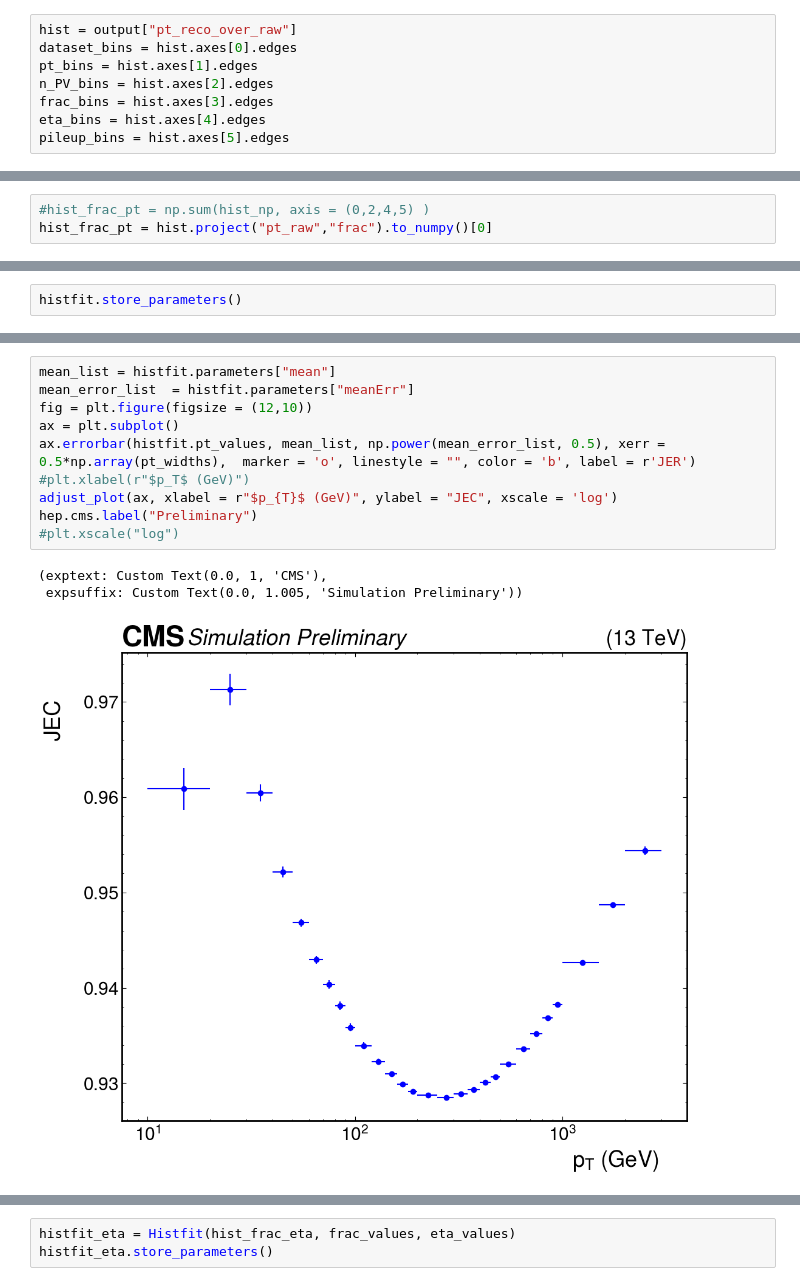
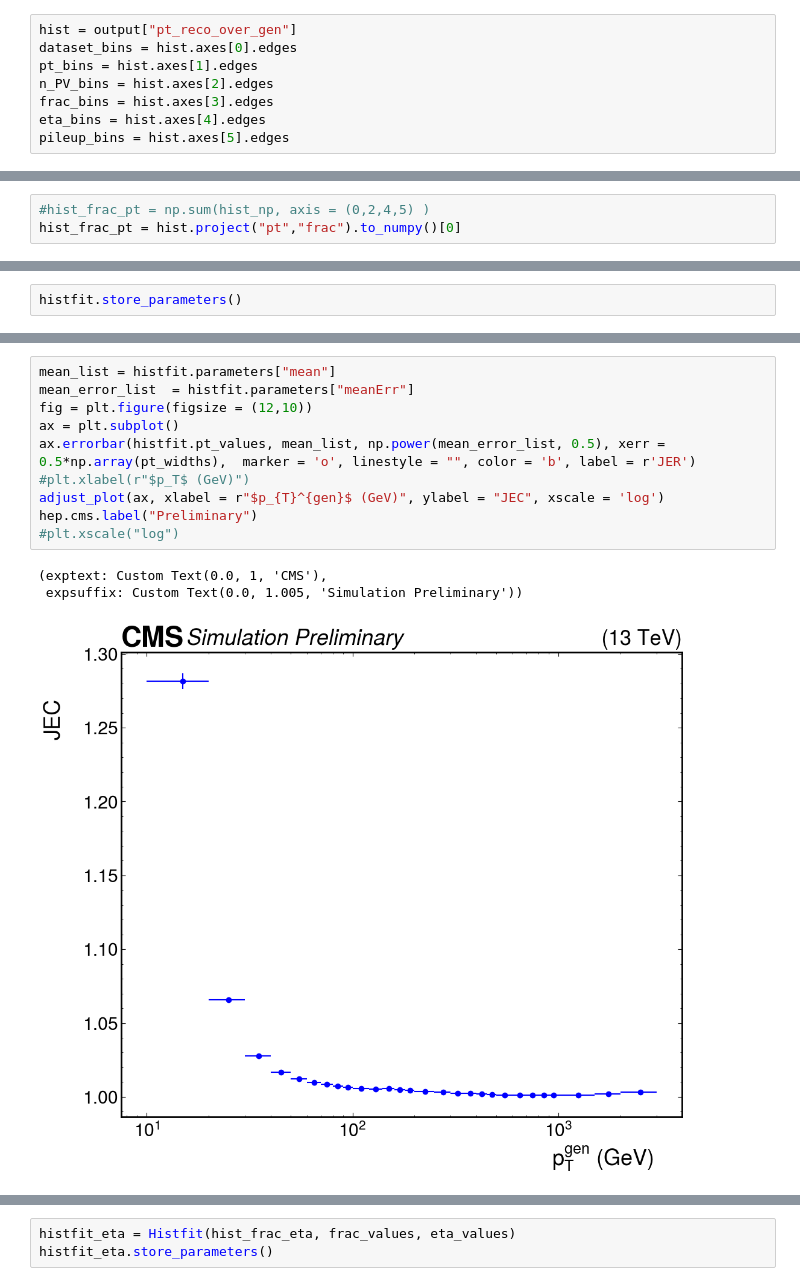
Before and after one commit to mandalaritra1/QCDanalysis, a Jupyter notebook: qcd_processor-JEC.ipynb, the cells around one changed output, grey strips where cells are left out. Cells and saved outputs as stored; diff of their text form.

```diff
--- a/qcd_processor-JEC.ipynb
+++ b/qcd_processor-JEC.ipynb
@@ -221,7 +221,7 @@ output["pt_reco_over_raw"].project('frac').plot()
 # %% [markdown]
 ### Bin Edges
 # %%
-hist = output["pt_reco_over_raw"]
+hist = output["pt_reco_over_gen"]
 dataset_bins = hist.axes[0].edges
 pt_bins = hist.axes[1].edges
 n_PV_bins = hist.axes[2].edges
@@ -299,6 +299,6 @@ for i in range(4):
 # %%
 #hist_frac_pt = np.sum(hist_np, axis = (0,2,4,5) )
-hist_frac_pt = hist.project("pt_raw","frac").to_numpy()[0]
+hist_frac_pt = hist.project("pt","frac").to_numpy()[0]
 # %%
 cm = plt.get_cmap('brg')
 colors = [cm(1.*i/30) for i in range(28)]
@@ -389,17 +385,17 @@ hep.cms.label("Preliminary")
 # %%
 mean_list = histfit.parameters["mean"]
 mean_error_list  = histfit.parameters["meanErr"]
 fig = plt.figure(figsize = (12,10))
 ax = plt.subplot()
 ax.errorbar(histfit.pt_values, mean_list, np.power(mean_error_list, 0.5), xerr = 0.5*np.array(pt_widths),  marker = 'o', linestyle = "", color = 'b', label = r'JER')
 #plt.xlabel(r"$p_T$ (GeV)")
-adjust_plot(ax, xlabel = r"$p_{T}$ (GeV)", ylabel = "JEC", xscale = 'log')
+adjust_plot(ax, xlabel = r"$p_{T}^{gen}$ (GeV)", ylabel = "JEC", xscale = 'log')
 hep.cms.label("Preliminary")
 #plt.xscale("log")
 # %% [output]
 (exptext: Custom Text(0.0, 1, 'CMS'),
  expsuffix: Custom Text(0.0, 1.005, 'Simulation Preliminary'))
-[figure, old version]
+[figure, new version]
 # %%
 #hist_frac_eta = np.sum(hist_np, axis = (0,1,2,5) )
 #hist_frac_eta = hist_frac_eta.T
```
Also changed, not shown: parts of 17 cells of this notebook, 1 other file.
